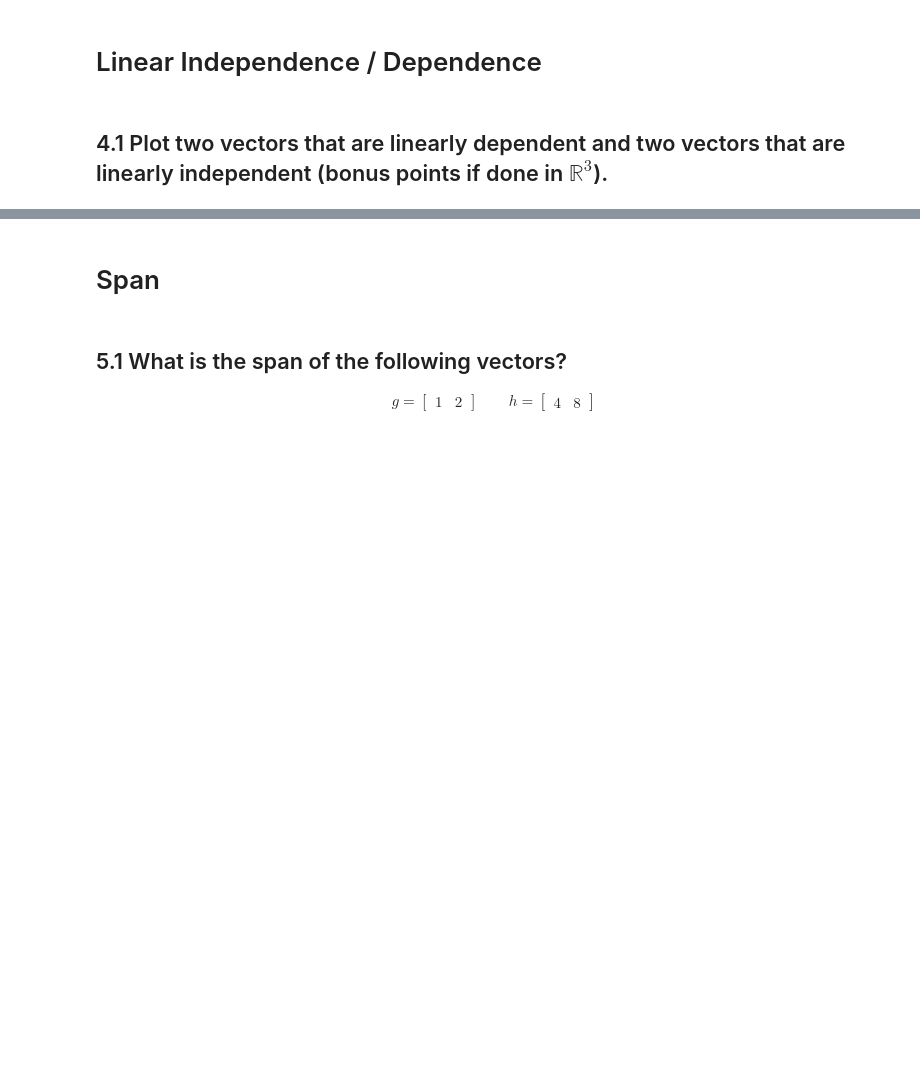
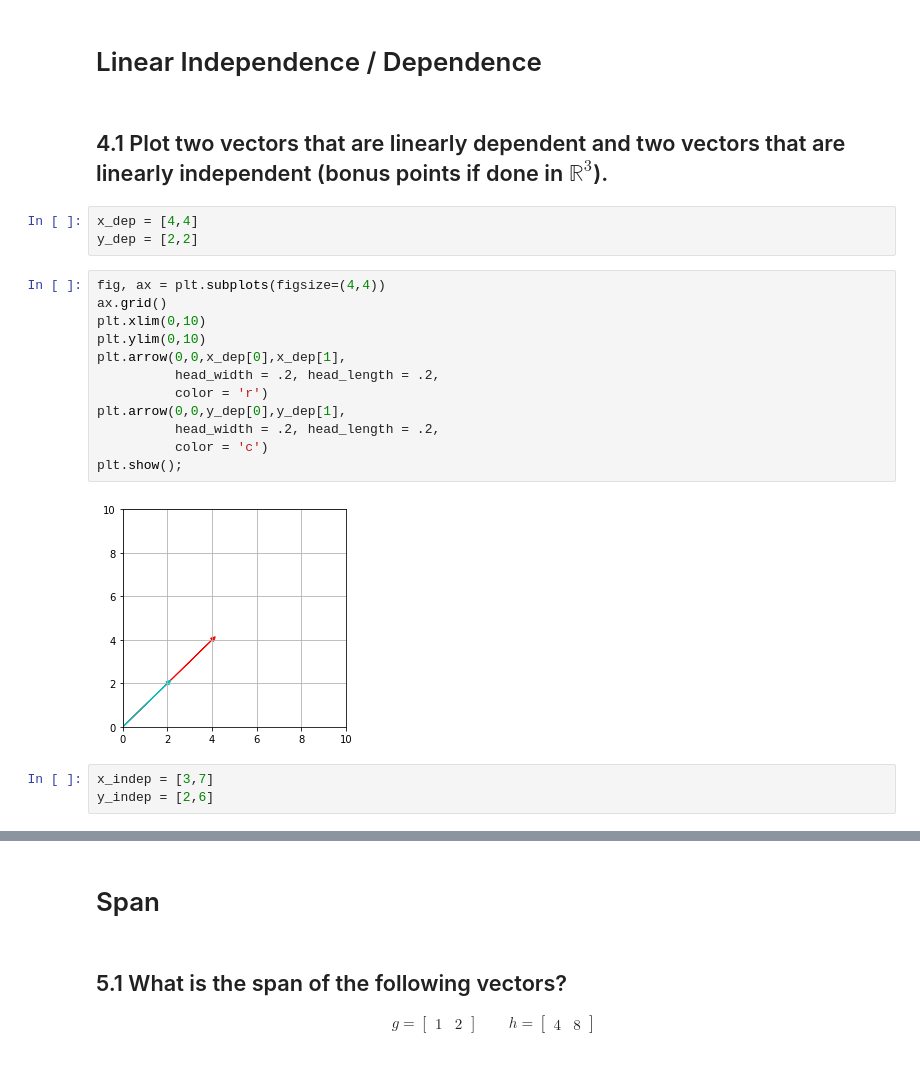
Before and after one commit to JoshuaHaga/DS-Unit-1-Sprint-3-Linear-Algebra, a Jupyter notebook: module2-intermediate-linear-algebra/LS_DS_132_Intermediate_Linear_Algebra_Assignment.ipynb, the cells around one changed output, grey strips where cells are left out. Cells and saved outputs as stored; diff of their text form; blank space fills up the shorter version.

```diff
--- a/module2-intermediate-linear-algebra/LS_DS_132_Intermediate_Linear_Algebra_Assignment.ipynb
+++ b/module2-intermediate-linear-algebra/LS_DS_132_Intermediate_Linear_Algebra_Assignment.ipynb
@@ -243,3 +243,23 @@ array([0.20908335, 0.62725005, 0.57497921, 0.47043754, 0.10454167])
 # Linear Independence / Dependence
 # %% [markdown]
 ## 4.1 Plot two vectors that are linearly dependent and two vectors that are linearly independent (bonus points if done in $\mathbb{R}^3$).
+# %%
+x_dep = [4,4]
+y_dep = [2,2]
+# %%
+fig, ax = plt.subplots(figsize=(4,4))
+ax.grid()
+plt.xlim(0,10)
+plt.ylim(0,10)
+plt.arrow(0,0,x_dep[0],x_dep[1],
+          head_width = .2, head_length = .2,
+          color = 'r')
+plt.arrow(0,0,y_dep[0],y_dep[1],
+          head_width = .2, head_length = .2,
+          color = 'c')
+plt.show();
+# %% [output]
+[figure, added]
+# %%
+x_indep = [3,7]
+y_indep = [2,6]
```
Also changed, not shown: parts of 1 cell of this notebook.
